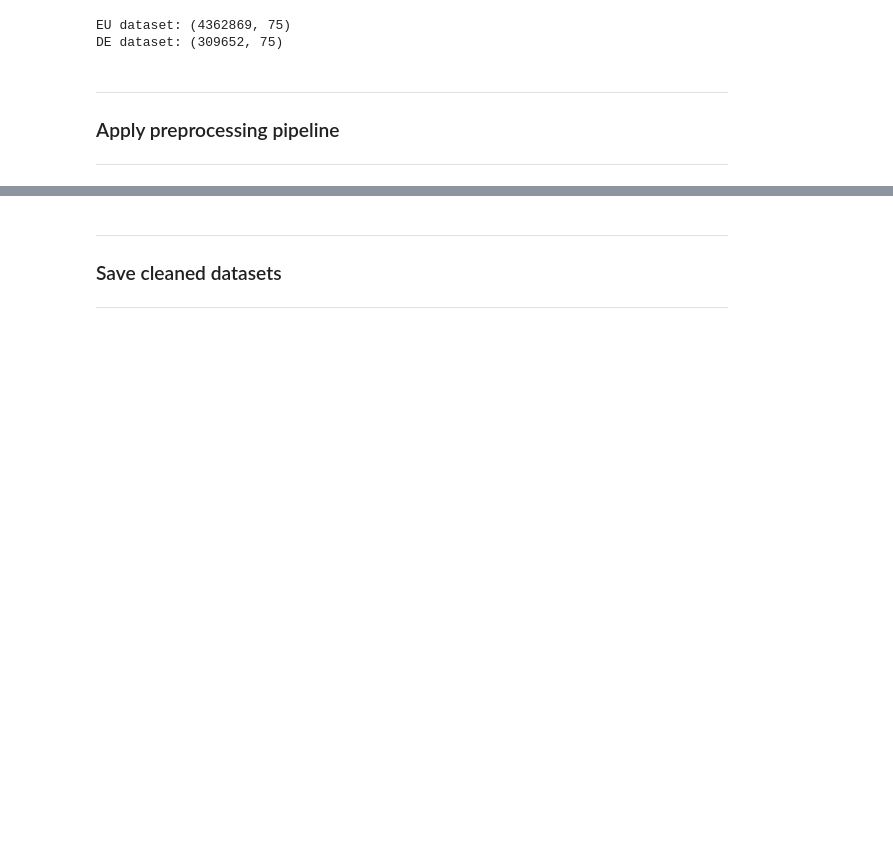
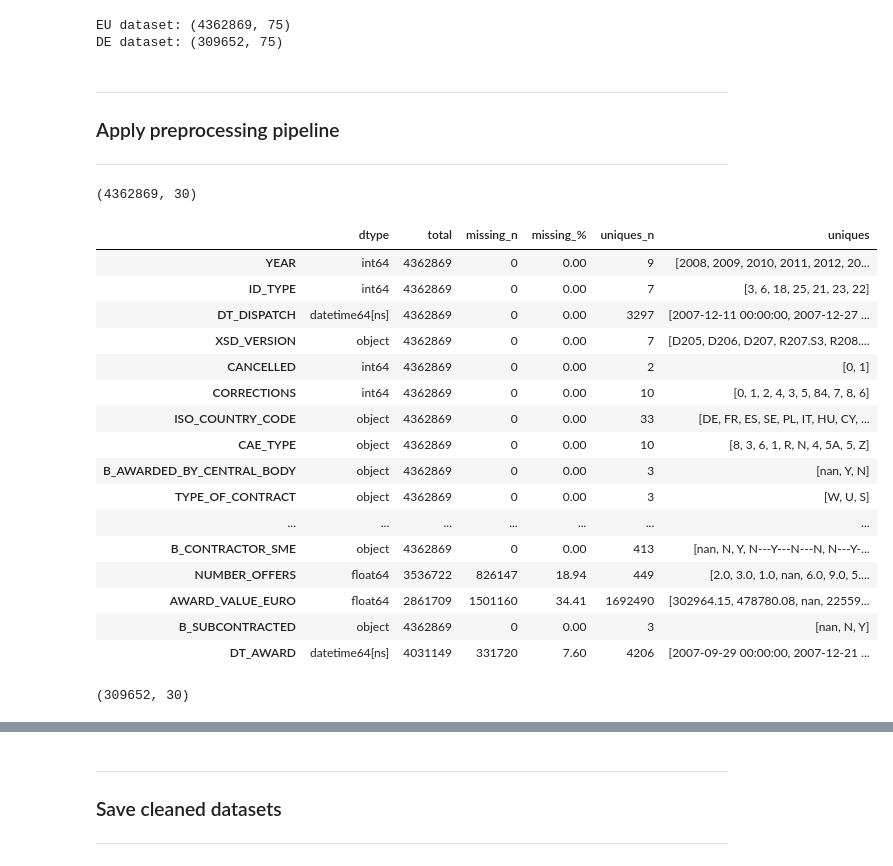
Before and after one commit to datascience-faina/public-procurement-support, a Jupyter notebook: notebooks/02_preprocessing.ipynb, the cells around one changed output, grey strips where cells are left out. Cells and saved outputs as stored; diff of their text form; code cells hidden in the pictures; blank space fills up the shorter version.

```diff
--- a/notebooks/02_preprocessing.ipynb
+++ b/notebooks/02_preprocessing.ipynb
@@ -90,0 +92,26 @@ df_de_clean = preprocess(df_de)
+# %%
+# shape of the cleaned EU dataset
+print(df_clean.shape)
+# %% [output]
+(4362869, 30)
+# %%
+# inspekt of the cleaned EU dataset
+overview(df_clean)
+# %% [output]
+|  | dtype | total | missing_n | missing_% | uniques_n | uniques |
+| YEAR | int64 | 4362869 | 0 | 0.00 | 9 | [2008, 2009, 2010, 2011, 2012, 20... |
+| ID_TYPE | int64 | 4362869 | 0 | 0.00 | 7 | [3, 6, 18, 25, 21, 23, 22] |
+| DT_DISPATCH | datetime64[ns] | 4362869 | 0 | 0.00 | 3297 | [2007-12-11 00:00:00, 2007-12-27 ... |
+| XSD_VERSION | object | 4362869 | 0 | 0.00 | 7 | [D205, D206, D207, R207.S3, R208.... |
+| CANCELLED | int64 | 4362869 | 0 | 0.00 | 2 | [0, 1] |
+| CORRECTIONS | int64 | 4362869 | 0 | 0.00 | 10 | [0, 1, 2, 4, 3, 5, 84, 7, 8, 6] |
+| ISO_COUNTRY_CODE | object | 4362869 | 0 | 0.00 | 33 | [DE, FR, ES, SE, PL, IT, HU, CY, ... |
+| CAE_TYPE | object | 4362869 | 0 | 0.00 | 10 | [8, 3, 6, 1, R, N, 4, 5A, 5, Z] |
+| B_AWARDED_BY_CENTRAL_BODY | object | 4362869 | 0 | 0.00 | 3 | [nan, Y, N] |
+| TYPE_OF_CONTRACT | object | 4362869 | 0 | 0.00 | 3 | [W, U, S] |
+| ... | ... | ... | ... | ... | ... | ... |
+| B_CONTRACTOR_SME | object | 4362869 | 0 | 0.00 | 413 | [nan, N, Y, N---Y---N---N, N---Y-... |
+| NUMBER_OFFERS | float64 | 3536722 | 826147 | 18.94 | 449 | [2.0, 3.0, 1.0, nan, 6.0, 9.0, 5.... |
+| AWARD_VALUE_EURO | float64 | 2861709 | 1501160 | 34.41 | 1692490 | [302964.15, 478780.08, nan, 22559... |
+| B_SUBCONTRACTED | object | 4362869 | 0 | 0.00 | 3 | [nan, N, Y] |
+| DT_AWARD | datetime64[ns] | 4031149 | 331720 | 7.60 | 4206 | [2007-09-29 00:00:00, 2007-12-21 ... |
@@ -90,0 +124,5 @@ df_de_clean = preprocess(df_de)
+# %%
+# shape of the cleaned dataset for Germany
+print(df_de_clean.shape)
+# %% [output]
+(309652, 30)
```
Also changed, not shown: parts of 8 cells of this notebook, 4 other files.
